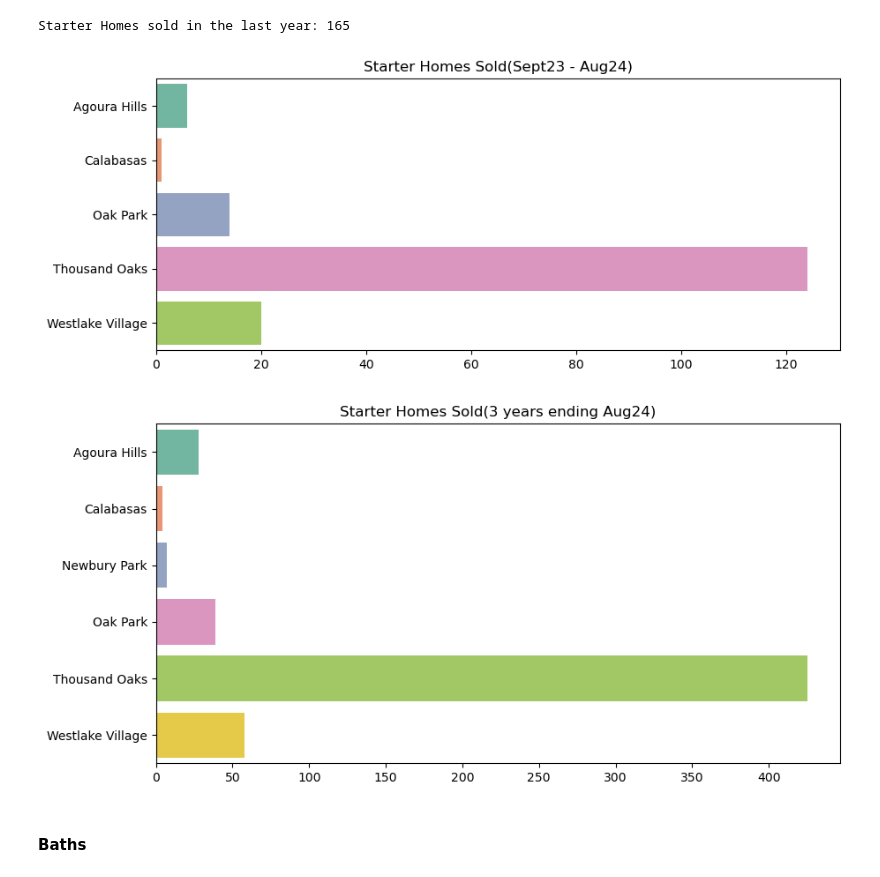
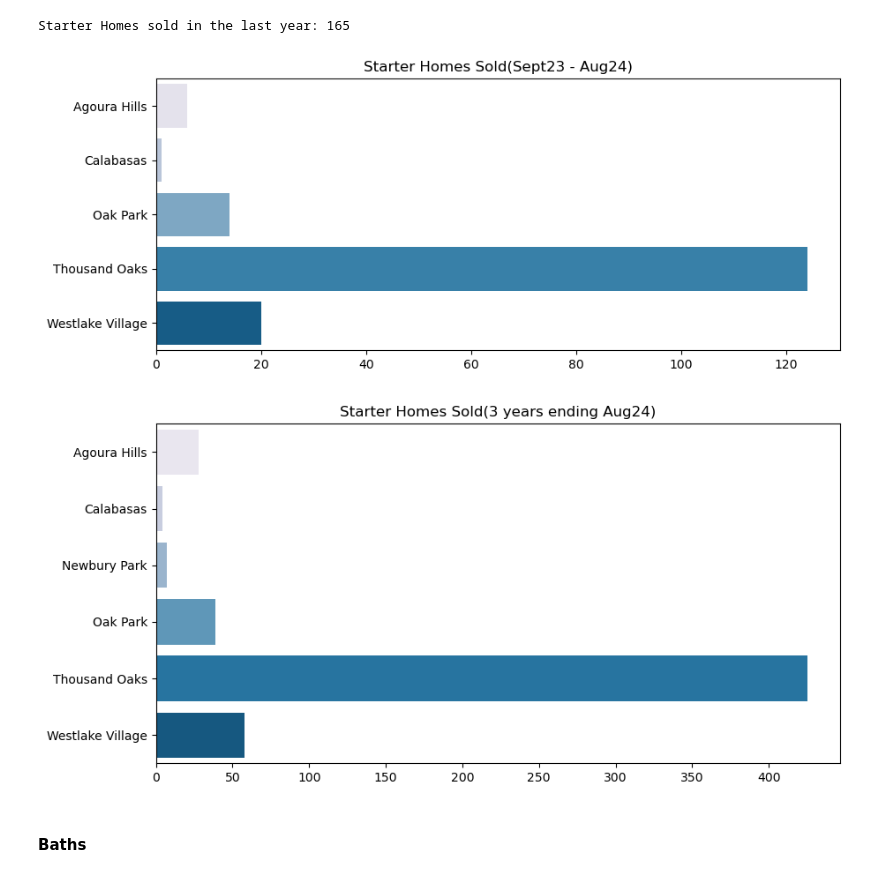
Before and after one commit to StarkArk/Local_Real_Estate_Analysis, a Jupyter notebook: real_estate_eda.ipynb, the cells around one changed output. Cells and saved outputs as stored; diff of their text form; code cells hidden in the pictures.

```diff
--- a/real_estate_eda.ipynb
+++ b/real_estate_eda.ipynb
@@ -343,21 +346,21 @@ Starter Homes sold in the last year: 165
 # %%
 city_count = re_df_recent.groupby('city')['city'].count()
 
 # city_count = city_count.reset_index()
 city_count_df = pd.DataFrame()
 city_count_df['city'] = city_count.index
 city_count_df['count'] = city_count.unique()
 
 plt.figure(figsize=(10,4))
 
-ax = sns.barplot(city_count_df, x='count', y='city', palette='Set2')
+ax = sns.barplot(city_count_df, x='count', y='city', palette='PuBu')
 ax.set_xlabel('')
 ax.set_ylabel('')
 ax.set_title('Starter Homes Sold(Sept23 - Aug24)')
 
 plt.savefig('Images/starterhomelocation_lastyear.svg', format='svg')
 # %% [output]
-[figure, old version]
+[figure, new version]
 # %%
 # Last Three Years
 city_count3 = re_df.groupby('city')['city'].count()
@@ -369,14 +372,14 @@ city_count3_df['count'] = city_count3.unique()
 
 plt.figure(figsize=(10,5))
 
-ax = sns.barplot(city_count3_df, x='count', y='city', palette='Set2')
+ax = sns.barplot(city_count3_df, x='count', y='city', palette='PuBu')
 ax.set_xlabel('')
 ax.set_ylabel('')
 ax.set_title('Starter Homes Sold(3 years ending Aug24)')
 
 plt.savefig('Images/starterhomelocation_last3year.svg', format='svg')
 # %% [output]
-[figure, old version]
+[figure, new version]
 # %% [markdown]
 #### Baths
 # %%
```
Also changed, not shown: parts of 7 cells of this notebook, 8 other files.
